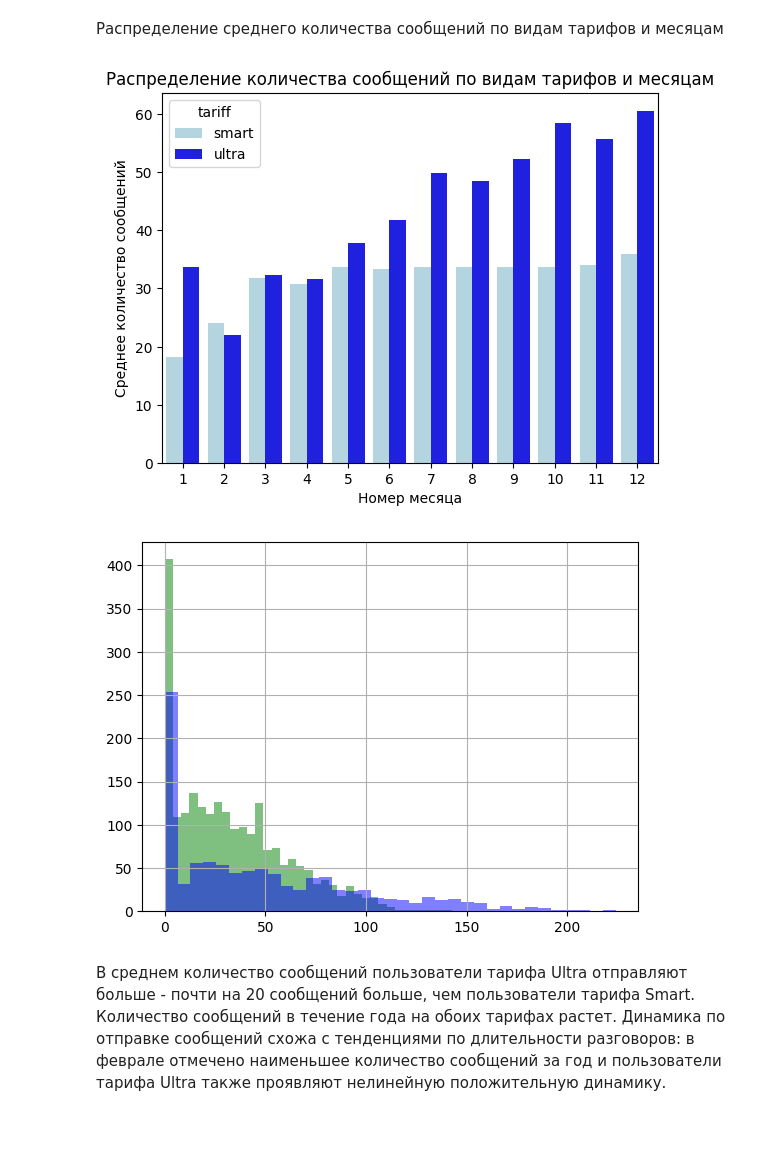
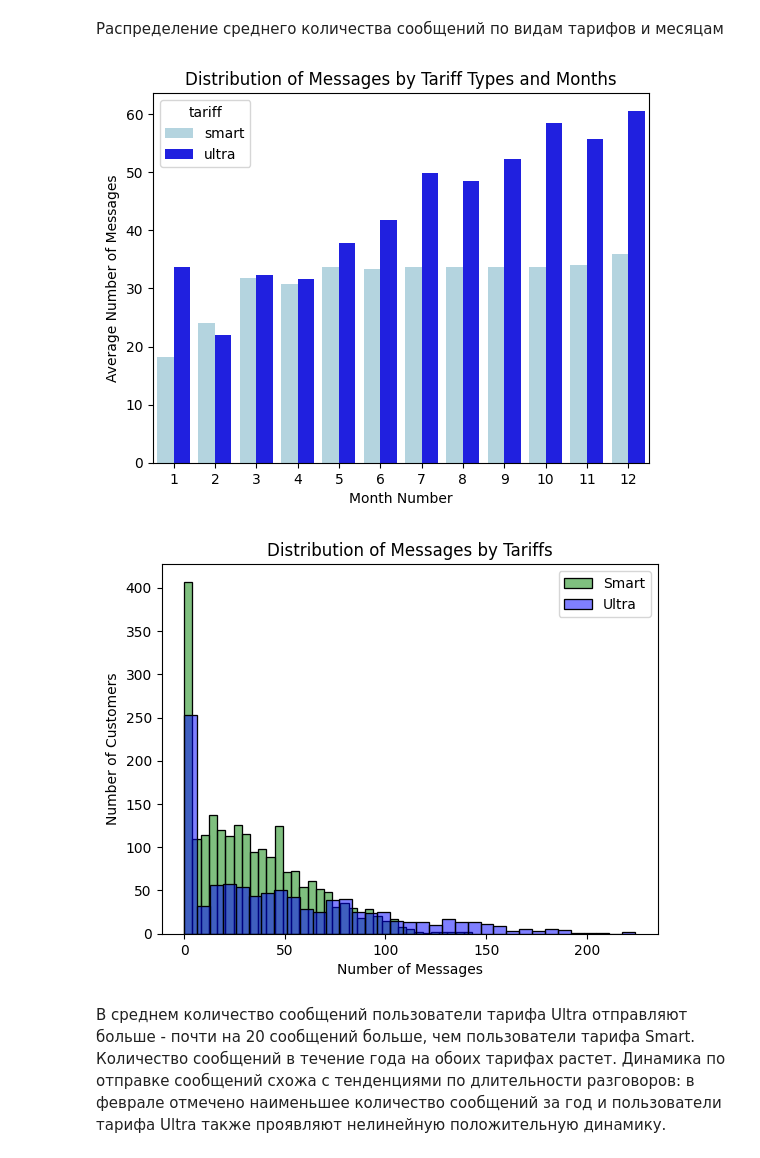
Before and after one commit to Asket-on/Data_science_projects, a Jupyter notebook: 04_tariff_telecom_analysis/tariff_telecom_analysis.ipynb, the cells around one changed output. Saved outputs shown, nothing was run; the diff lists cells and outputs as text; code cells hidden in the pictures; blank space fills up the shorter version.

```diff
--- a/04_tariff_telecom_analysis/tariff_telecom_analysis.ipynb
+++ b/04_tariff_telecom_analysis/tariff_telecom_analysis.ipynb
@@ -41,7 +45,7 @@ array([[<Axes: title={'center': 'duration'}>]], dtype=object)
 # %% [markdown]
 сохраним датафрейм в переменную `sessions`.
 # %%
-sessions = pd.read_csv('internet.csv')
+sessions = pd.read_csv('/datasets/internet.csv')
 # %%
 sessions.head()
 # %% [output]
@@ -72,7 +76,7 @@ sessions.hist('mb_used', bins=50, figsize=(15,4))
 array([[<Axes: title={'center': 'mb_used'}>]], dtype=object)
 [figure]
 # %%
-messages = pd.read_csv('/messages.csv')
+messages = pd.read_csv('/datasets//messages.csv')
 # %%
 messages.head()
 # %% [output]
@@ -96,7 +100,7 @@ Data columns (total 3 columns):
 dtypes: int64(1), object(2)
 memory usage: 2.8+ MB
 # %%
-tariffs = pd.read_csv('/tariffs.csv')
+tariffs = pd.read_csv('/datasets//tariffs.csv')
 # %%
 tariffs
 # %% [output]
@@ -122,7 +126,7 @@ Data columns (total 8 columns):
 dtypes: int64(7), object(1)
 memory usage: 256.0+ bytes
 # %%
-users = pd.read_csv('/users.csv')
+users = pd.read_csv('/datasets//users.csv')
 # %%
 users.head()
 # %% [output]
@@ -457,21 +467,31 @@ user_behavior[user_behavior['tariff'] =='ultra']['minutes'].hist(bins=35, alpha=
 Распределение среднего количества сообщений по видам тарифов и месяцам
 # %%
 ax = sns.barplot(x='month',
-            y='messages_mean',
-            hue="tariff",
-            data=stats_df,
-            palette=['lightblue', 'blue']
+                 y='messages_mean',
+                 hue='tariff',
+                 data=stats_df,
+                 palette=['lightblue', 'blue']
 )
 
-ax.set_title('Распределение количества сообщений по видам тарифов и месяцам')
-ax.set(xlabel='Номер месяца', ylabel='Среднее количество сообщений');
+ax.set_title('Distribution of Messages by Tariff Types and Months')
+ax.set(xlabel='Month Number', ylabel='Average Number of Messages')
+
+plt.show()
 # %% [output]
-[figure, old version]
+[figure, new version]
 # %%
-user_behavior[user_behavior['tariff'] =='smart']['messages'].hist(bins=35, alpha=0.5, color='green')
-user_behavior[user_behavior['tariff'] =='ultra']['messages'].hist(bins=35, alpha=0.5, color='blue');
+sns.histplot(data=user_behavior[user_behavior['tariff'] == 'smart'], x='messages', bins=35, alpha=0.5, color='green')
+
+sns.histplot(data=user_behavior[user_behavior['tariff'] == 'ultra'], x='messages', bins=35, alpha=0.5, color='blue')
+
+plt.legend(['Smart', 'Ultra'])
+plt.xlabel('Number of Messages')
+plt.ylabel('Number of Customers')
+plt.title('Distribution of Messages by Tariffs')
+
+plt.show()
 # %% [output]
-[figure, old version]
+[figure, new version]
 # %% [markdown]
 В среднем количество сообщений пользователи тарифа Ultra отправляют больше - почти на 20 сообщений больше, чем пользователи тарифа Smart. Количество сообщений в течение года на обоих тарифах растет. Динамика по отправке сообщений схожа с тенденциями по длительности разговоров: в феврале отмечено наименьшее количество сообщений за год и пользователи тарифа Ultra также проявляют нелинейную положительную динамику.
 # %%
```
Also changed, not shown: parts of 31 cells of this notebook, 1 other file.
